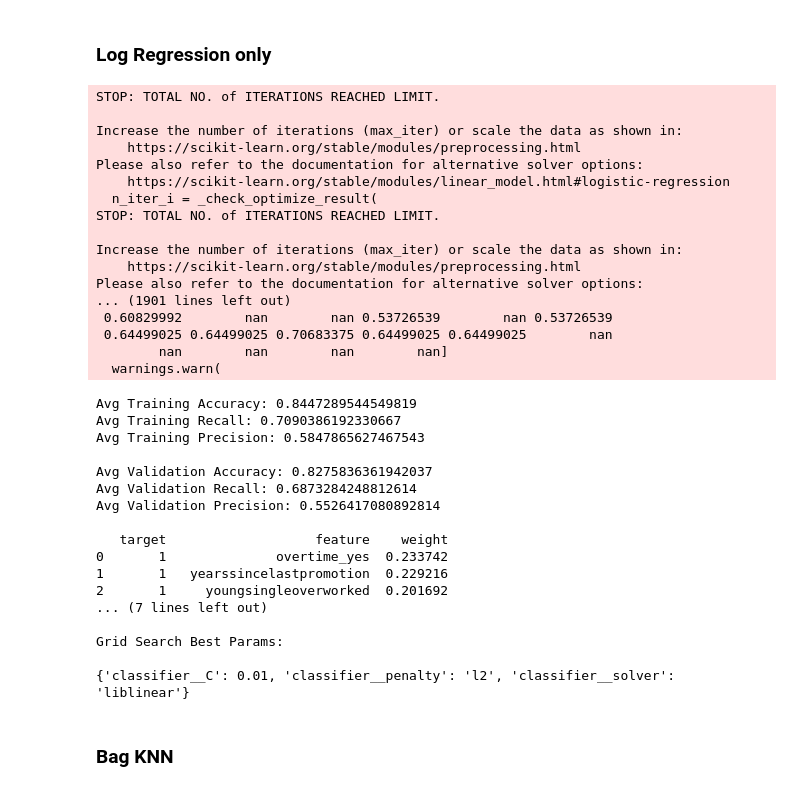
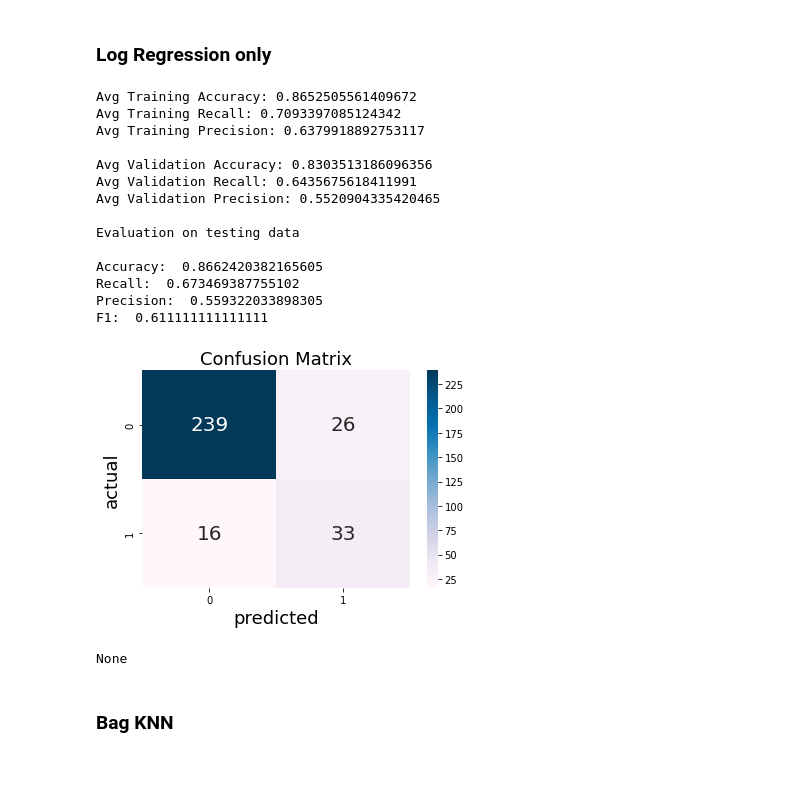
Before and after one commit to reuip/Ironhack-final-project, a Jupyter notebook: 3_modelling pipeline.ipynb, the cells around one changed output. Saved outputs shown, nothing was run; the diff lists cells and outputs as text; code cells hidden in the pictures.

```diff
--- a/3_modelling pipeline.ipynb
+++ b/3_modelling pipeline.ipynb
@@ -609,40 +609,22 @@ None
 # %% [markdown]
 ### Log Regression only
 # %%
-pipeline_log=e_cross_validate_grid(preprocess,LogisticRegression(random_state=1234),scoring='recall', cv=KFold(),param_grid=log_regress_params,grid_search=True,conf_matrix=False)
+pipeline_log=e_cross_validate_grid(preprocess,LogisticRegression(random_state=1234),scoring='recall', cv=KFold(),conf_matrix=False)
 f_validate_pipeline_on_test(pipeline_log)
 # %% [output]
-STOP: TOTAL NO. of ITERATIONS REACHED LIMIT.
+Avg Training Accuracy: 0.8652505561409672
+Avg Training Recall: 0.7093397085124342
+Avg Training Precision: 0.6379918892753117
 
-Increase the number of iterations (max_iter) or scale the data as shown in:
-    https://scikit-learn.org/stable/modules/preprocessing.html
-Please also refer to the documentation for alternative solver options:
-    https://scikit-learn.org/stable/modules/linear_model.html#logistic-regression
-  n_iter_i = _check_optimize_result(
-STOP: TOTAL NO. of ITERATIONS REACHED LIMIT.
+Avg Validation Accuracy: 0.8303513186096356
+Avg Validation Recall: 0.6435675618411991
+Avg Validation Precision: 0.5520904335420465
 
-Increase the number of iterations (max_iter) or scale the data as shown in:
-    https://scikit-learn.org/stable/modules/preprocessing.html
-Please also refer to the documentation for alternative solver options:
-... (1901 lines left out)
- 0.60829992        nan        nan 0.53726539        nan 0.53726539
- 0.64499025 0.64499025 0.70683375 0.64499025 0.64499025        nan
-        nan        nan        nan        nan]
-  warnings.warn(
+Evaluation on testing data
+
+Accuracy:  0.8662420382165605
+Recall:  0.673469387755102
+Precision:  0.559322033898305
+F1:  0.611111111111111
+[figure, added]
-Avg Training Accuracy: 0.8447289544549819
-Avg Training Recall: 0.7090386192330667
-Avg Training Precision: 0.5847865627467543
-
-Avg Validation Accuracy: 0.8275836361942037
-Avg Validation Recall: 0.6873284248812614
-Avg Validation Precision: 0.5526417080892814
-
-   target                   feature    weight
-0       1              overtime_yes  0.233742
-1       1   yearssincelastpromotion  0.229216
-2       1     youngsingleoverworked  0.201692
-... (7 lines left out)
-
-Grid Search Best Params:
-
-{'classifier__C': 0.01, 'classifier__penalty': 'l2', 'classifier__solver': 'liblinear'}
+None
```
Also changed, not shown: parts of 1 cell of this notebook, 2 other files.
